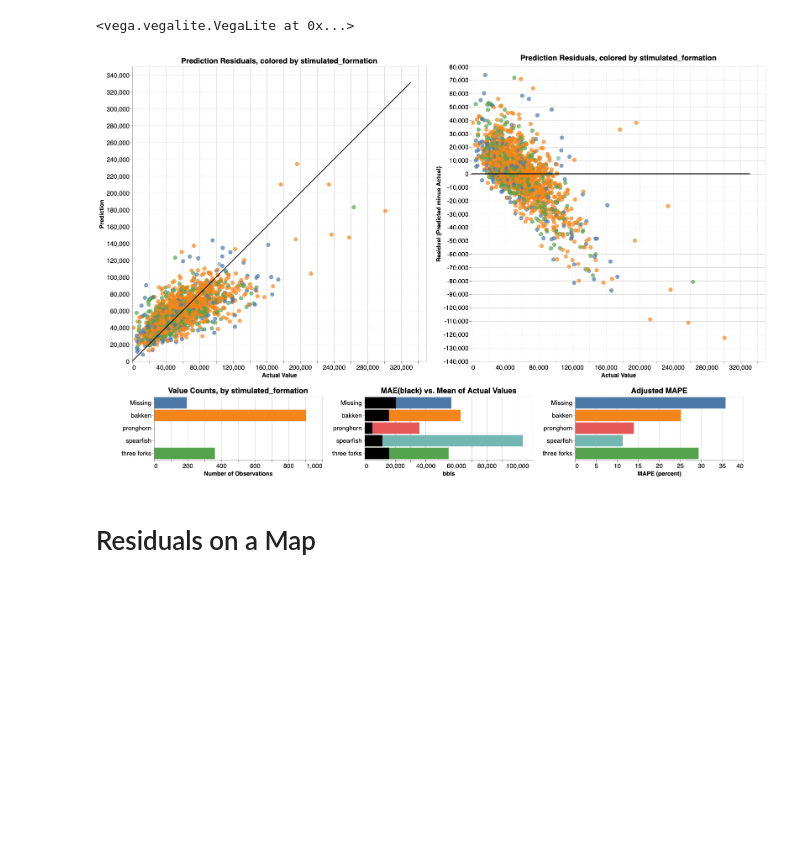
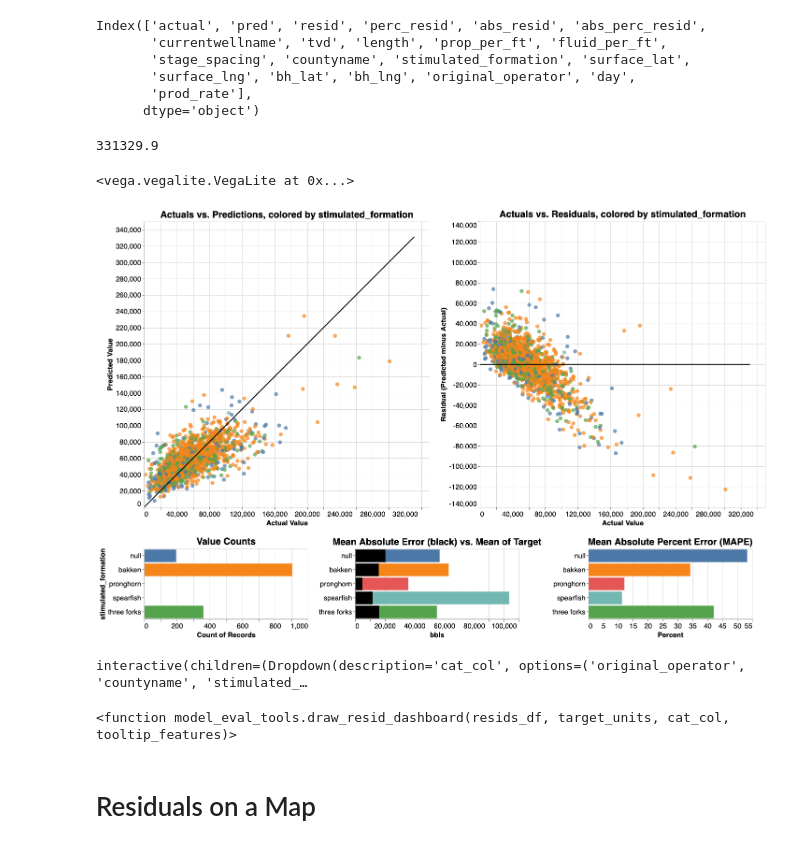
Before and after one commit to noproblem-james/data_imputation, a Jupyter notebook: notebooks/model_eval.ipynb, the cells around one changed output. Cells and saved outputs as stored; diff of their text form; code cells hidden in the pictures; blank space fills up the shorter version.

Commit message:
added model eval tools

```diff
--- a/notebooks/model_eval.ipynb
+++ b/notebooks/model_eval.ipynb
@@ -19,7 +21,7 @@ ip_day =  180
 target_col = f"production_liquid_{ip_day}"
 coord_cols = ["surface_lat", "surface_lng", "bh_lat", "bh_lng"]
 target_units ="bbls"
-cat_cols = ["originaloperator", "countyname", "stimulated_formation"]
+cat_cols = ["original_operator", "countyname", "stimulated_formation"]
 cat_col = cat_cols[2]
 tooltip_features = ["currentwellname", cat_col]
 # %%
@@ -50,4 +52,6 @@ inspect_df = (pd.read_csv("../data/cleaned-input.test.tsv", sep="\t").copy()
                              )
                       .filter(foi + coord_cols)
                       .pipe(dmt.reduce_cardinality, cols=['originaloperator', 'countyname'])
+                      .assign(original_operator=lambda x: x["originaloperator"].str[:7])
+                      .drop("originaloperator", axis=1)
              )
@@ -169,8 +76,23 @@ def draw_cat_err_dash(resids_df, cat_col, tooltip_features):
+# %%
+eval_df.columns
+# %% [output]
+Index(['actual', 'pred', 'resid', 'perc_resid', 'abs_resid', 'abs_perc_resid',
+       'currentwellname', 'tvd', 'length', 'prop_per_ft', 'fluid_per_ft',
+       'stage_spacing', 'countyname', 'stimulated_formation', 'surface_lat',
+       'surface_lng', 'bh_lat', 'bh_lng', 'original_operator', 'day',
+       'prod_rate'],
+      dtype='object')
 # %%
-draw_cat_err_dash(eval_df, cat_col, tooltip_features)
+met.draw_resid_dashboard(eval_df, target_units, cat_col="stimulated_formation", tooltip_features=tooltip_features)
 # %% [output]
-<vega.vegalite.VegaLite at 0x...>
+331329.9
+<vega.vegalite.VegaLite at 0x...>
-[figure, old version]
+[figure, new version]
+# %%
+interact(met.draw_resid_dashboard, resids_df=fixed(eval_df), cat_col=cat_cols, tooltip_features=fixed(tooltip_features), target_units=fixed(target_units))
+# %% [output]
+interactive(children=(Dropdown(description='cat_col', options=('original_operator', 'countyname', 'stimulated_…
+<function model_eval_tools.draw_resid_dashboard(resids_df, target_units, cat_col, tooltip_features)>
 # %% [markdown]
 # Residuals on a Map
 # %% [markdown]
```
Also changed, not shown: parts of 9 cells of this notebook, 1 other file.
